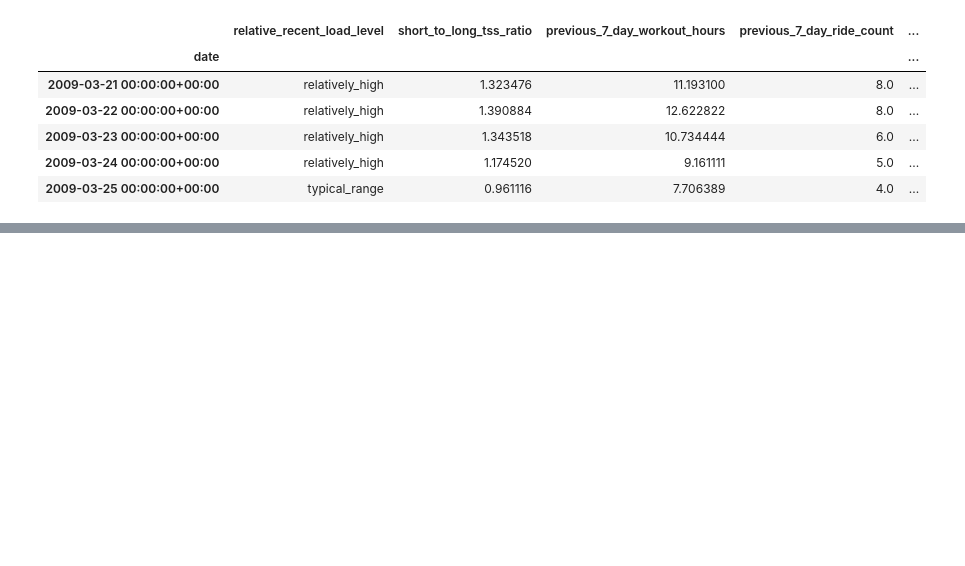
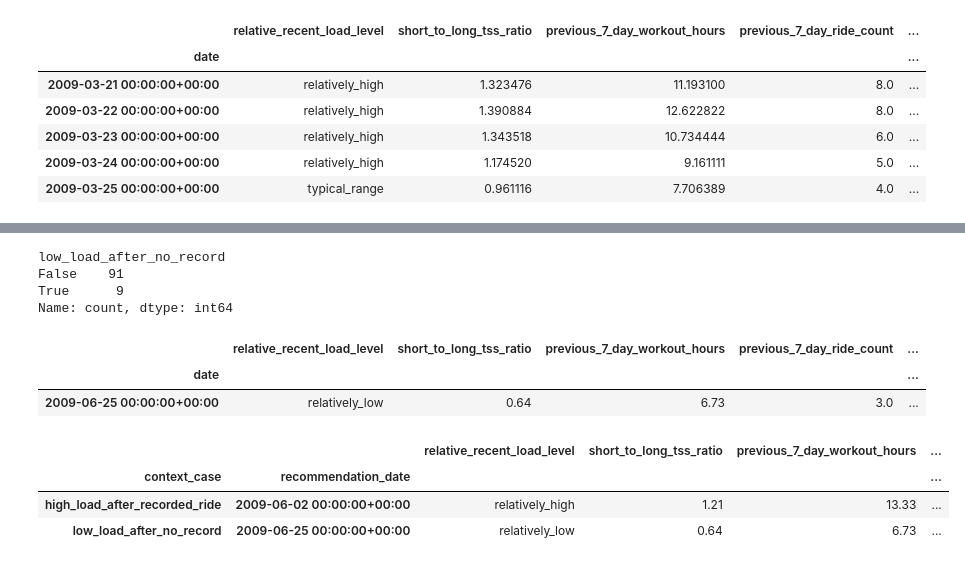
Before and after one commit to jhh0107gsc-hub/cycling, a Jupyter notebook: notebooks/03_recommendation_features.ipynb, the cells around one changed output, grey strips where cells are left out. Saved outputs shown, nothing was run; the diff lists cells and outputs as text; code cells hidden in the pictures; blank space fills up the shorter version.

```diff
--- a/notebooks/03_recommendation_features.ipynb
+++ b/notebooks/03_recommendation_features.ipynb
@@ -658,0 +709,14 @@ recommendation_context_df.head()
+# %%
+longest_high_load_context_df = (
+    recommendation_context_df.loc[
+        recommendation_context_df[
+            "high_load_after_recorded_ride"
+        ]
+    ]
+    .nlargest(
+        1,
+        "previous_day_recorded_ride_streak_days",
+    )
+)
+
+longest_high_load_context_df.round(2)
@@ -658,0 +727,66 @@ recommendation_context_df.head()
+# %%
+recommendation_context_df[
+    "low_load_after_no_record"
+] = (
+    (
+        recommendation_context_df[
+            "relative_recent_load_level"
+        ]
+        == "relatively_low"
+    )
+    & (
+        recommendation_context_df[
+            "previous_day_no_record_streak_days"
+        ]
+        > 0
+    )
+)
+
+recommendation_context_df[
+    "low_load_after_no_record"
+].value_counts()
+# %% [output]
+low_load_after_no_record
+False    91
+True      9
+Name: count, dtype: int64
+# %%
+longest_low_load_no_record_df = (
+    recommendation_context_df.loc[
+        recommendation_context_df[
+            "low_load_after_no_record"
+        ]
+    ]
+    .nlargest(
+        1,
+        "previous_day_no_record_streak_days",
+    )
+)
+
+longest_low_load_no_record_df.round(2)
+# %% [output]
+|  | relative_recent_load_level | short_to_long_tss_ratio | previous_7_day_workout_hours | previous_7_day_ride_count | ... |
+| date |  |  |  |  | ... |
+| 2009-06-25 00:00:00+00:00 | relatively_low | 0.64 | 6.73 | 3.0 | ... |
+# %%
+context_case_comparison_df = pd.concat(
+    [
+        longest_high_load_context_df,
+        longest_low_load_no_record_df,
+    ],
+    keys=[
+        "high_load_after_recorded_ride",
+        "low_load_after_no_record",
+    ],
+    names=[
+        "context_case",
+        "recommendation_date",
+    ],
+)
+
+context_case_comparison_df.round(2)
+# %% [output]
+|  |  | relative_recent_load_level | short_to_long_tss_ratio | previous_7_day_workout_hours | ... |
+| context_case | recommendation_date |  |  |  | ... |
+| high_load_after_recorded_ride | 2009-06-02 00:00:00+00:00 | relatively_high | 1.21 | 13.33 | ... |
+| low_load_after_no_record | 2009-06-25 00:00:00+00:00 | relatively_low | 0.64 | 6.73 | ... |
```
Also changed, not shown: parts of 10 cells of this notebook.
